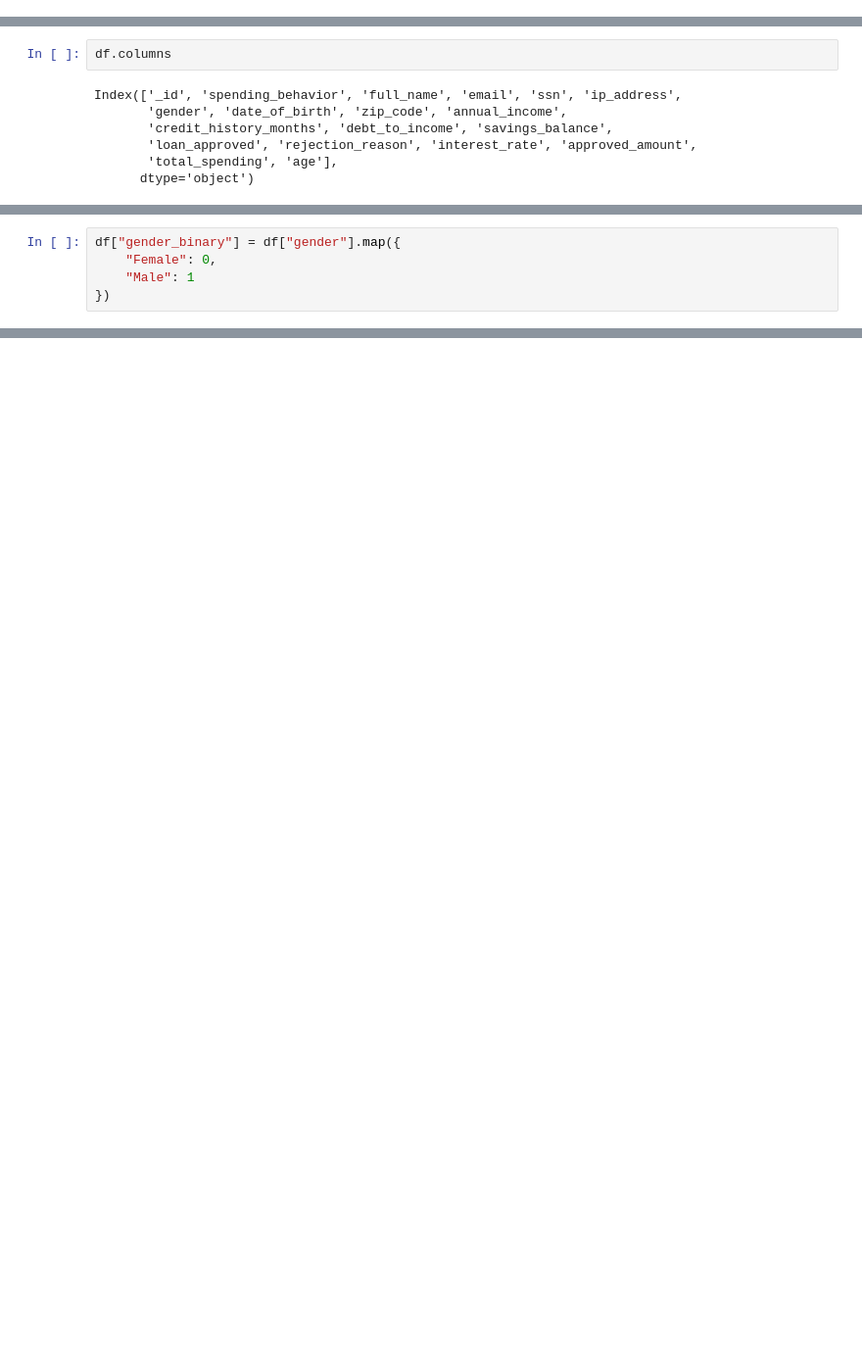
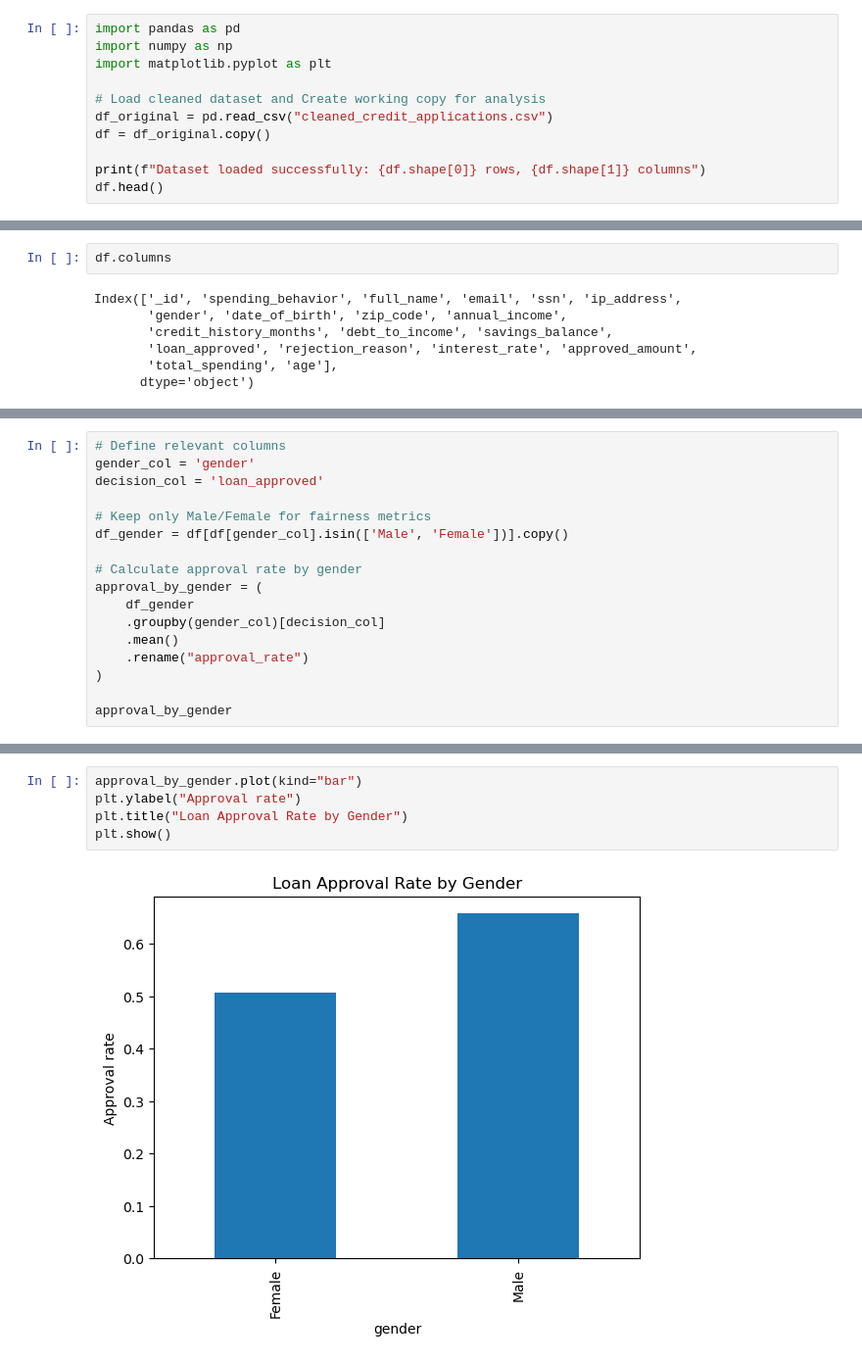
Before and after one commit to JonasKnosp/dego-project-team11-TXC, a Jupyter notebook: notebooks/02-bias-analysis.ipynb, the cells around one changed output, grey strips where cells are left out. Shown at 98% size. Saved outputs shown, nothing was run; the diff lists cells and outputs as text; blank space fills up the shorter version.

Commit message:
Finalize bias analysis notebook

```diff
--- a/notebooks/02-bias-analysis.ipynb
+++ b/notebooks/02-bias-analysis.ipynb
@@ -14,0 +8,11 @@ df.head()
+# %%
+import pandas as pd
+import numpy as np
+import matplotlib.pyplot as plt
+
+# Load cleaned dataset and Create working copy for analysis
+df_original = pd.read_csv("cleaned_credit_applications.csv")
+df = df_original.copy()
+
+print(f"Dataset loaded successfully: {df.shape[0]} rows, {df.shape[1]} columns")
+df.head()
@@ -155,5 +39,0 @@ df.groupby("gender").mean(numeric_only=True)
-# %%
-df["gender_binary"] = df["gender"].map({
-    "Female": 0,
-    "Male": 1
-})
@@ -237,0 +44,17 @@ This suggests that the combination of age and gender may influence loan approval
+# %%
+# Define relevant columns
+gender_col = 'gender'
+decision_col = 'loan_approved'
+
+# Keep only Male/Female for fairness metrics
+df_gender = df[df[gender_col].isin(['Male', 'Female'])].copy()
+
+# Calculate approval rate by gender
+approval_by_gender = (
+    df_gender
+    .groupby(gender_col)[decision_col]
+    .mean()
+    .rename("approval_rate")
+)
+
+approval_by_gender
@@ -237,0 +88,7 @@ This suggests that the combination of age and gender may influence loan approval
+# %%
+approval_by_gender.plot(kind="bar")
+plt.ylabel("Approval rate")
+plt.title("Loan Approval Rate by Gender")
+plt.show()
+# %% [output]
+[figure, added]
```
Also changed, not shown: parts of 62 cells of this notebook.
